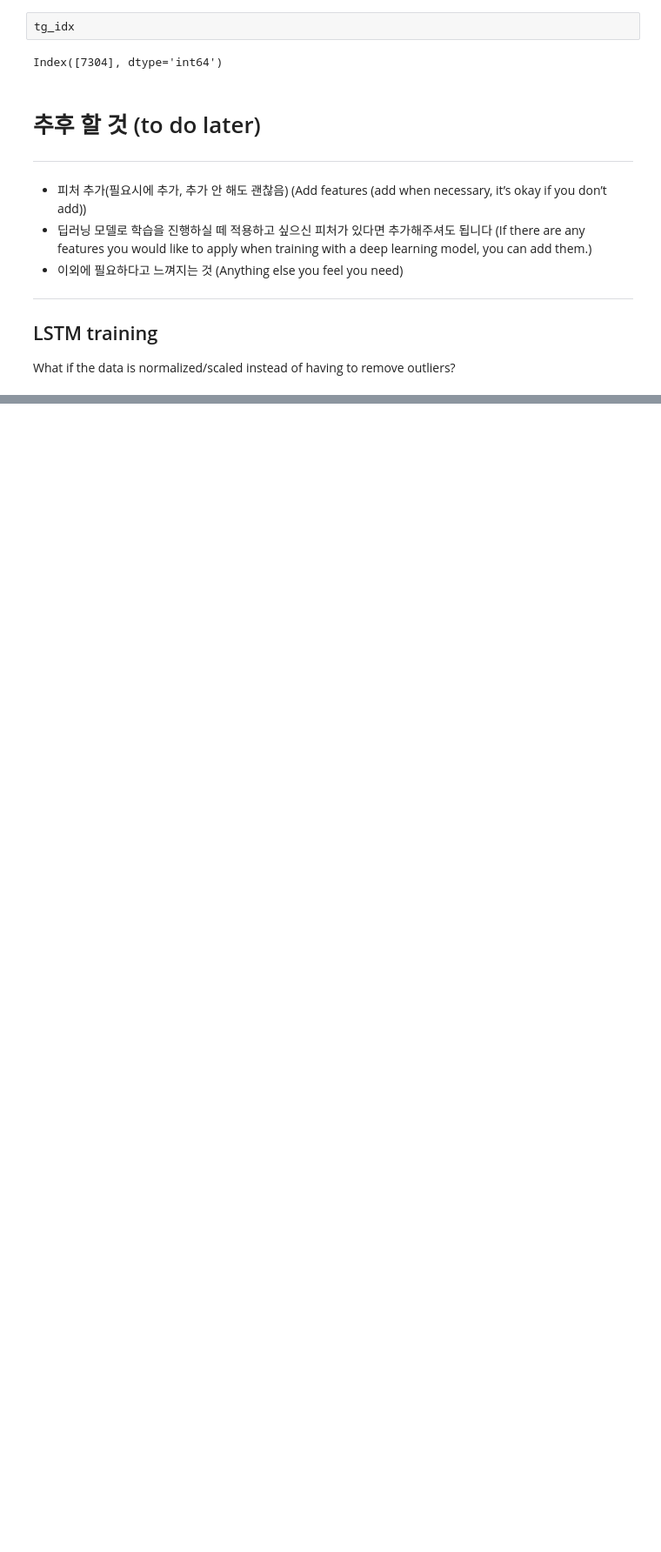
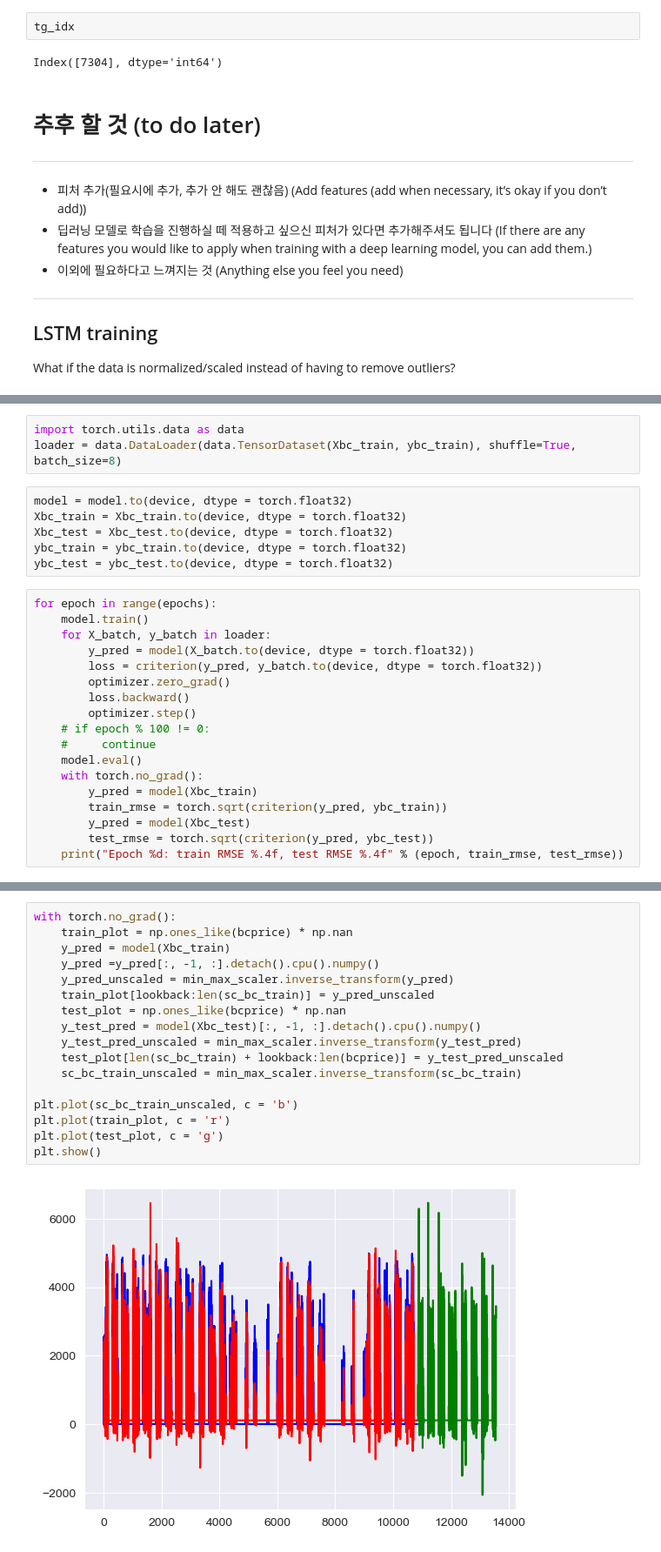
Before and after one commit to albas99/timeseriesdata, a Jupyter notebook: forecast.ipynb, the cells around one changed output, grey strips where cells are left out. Shown at 87% size. Cells and saved outputs as stored; diff of their text form; blank space fills up the shorter version.

Commit message:
LSTM model

```diff
--- a/forecast.ipynb
+++ b/forecast.ipynb
@@ -429,0 +580,27 @@ from sklearn.preprocessing import MinMaxScaler
+# %%
+import torch.utils.data as data
+loader = data.DataLoader(data.TensorDataset(Xbc_train, ybc_train), shuffle=True, batch_size=8)
+# %%
+model = model.to(device, dtype = torch.float32)
+Xbc_train = Xbc_train.to(device, dtype = torch.float32)
+Xbc_test = Xbc_test.to(device, dtype = torch.float32)
+ybc_train = ybc_train.to(device, dtype = torch.float32)
+ybc_test = ybc_test.to(device, dtype = torch.float32)
+# %%
+for epoch in range(epochs):
+    model.train()
+    for X_batch, y_batch in loader:
+        y_pred = model(X_batch.to(device, dtype = torch.float32))
+        loss = criterion(y_pred, y_batch.to(device, dtype = torch.float32))
+        optimizer.zero_grad()
+        loss.backward()
+        optimizer.step()
+    # if epoch % 100 != 0:
+    #     continue
+    model.eval()
+    with torch.no_grad():
+        y_pred = model(Xbc_train)
+        train_rmse = torch.sqrt(criterion(y_pred, ybc_train))
+        y_pred = model(Xbc_test)
+        test_rmse = torch.sqrt(criterion(y_pred, ybc_test))
+    print("Epoch %d: train RMSE %.4f, test RMSE %.4f" % (epoch, train_rmse, test_rmse))
@@ -429,0 +632,19 @@ from sklearn.preprocessing import MinMaxScaler
+# %%
+with torch.no_grad():
+    train_plot = np.ones_like(bcprice) * np.nan
+    y_pred = model(Xbc_train)
+    y_pred =y_pred[:, -1, :].detach().cpu().numpy()
+    y_pred_unscaled = min_max_scaler.inverse_transform(y_pred)
+    train_plot[lookback:len(sc_bc_train)] = y_pred_unscaled
+    test_plot = np.ones_like(bcprice) * np.nan
+    y_test_pred = model(Xbc_test)[:, -1, :].detach().cpu().numpy()
+    y_test_pred_unscaled = min_max_scaler.inverse_transform(y_test_pred)
+    test_plot[len(sc_bc_train) + lookback:len(bcprice)] = y_test_pred_unscaled
+    sc_bc_train_unscaled = min_max_scaler.inverse_transform(sc_bc_train)
+
+plt.plot(sc_bc_train_unscaled, c = 'b')
+plt.plot(train_plot, c = 'r')
+plt.plot(test_plot, c = 'g')
+plt.show()
+# %% [output]
+[figure, added]
```
Also changed, not shown: parts of 33 cells of this notebook.
